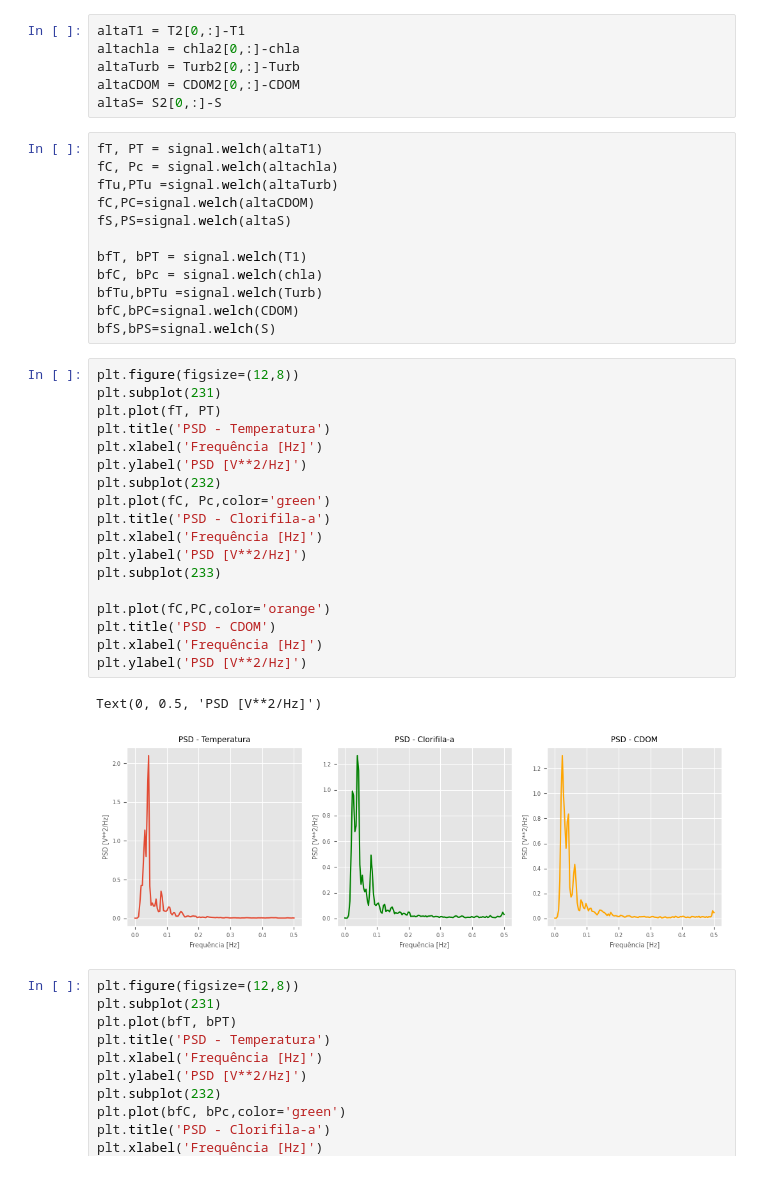
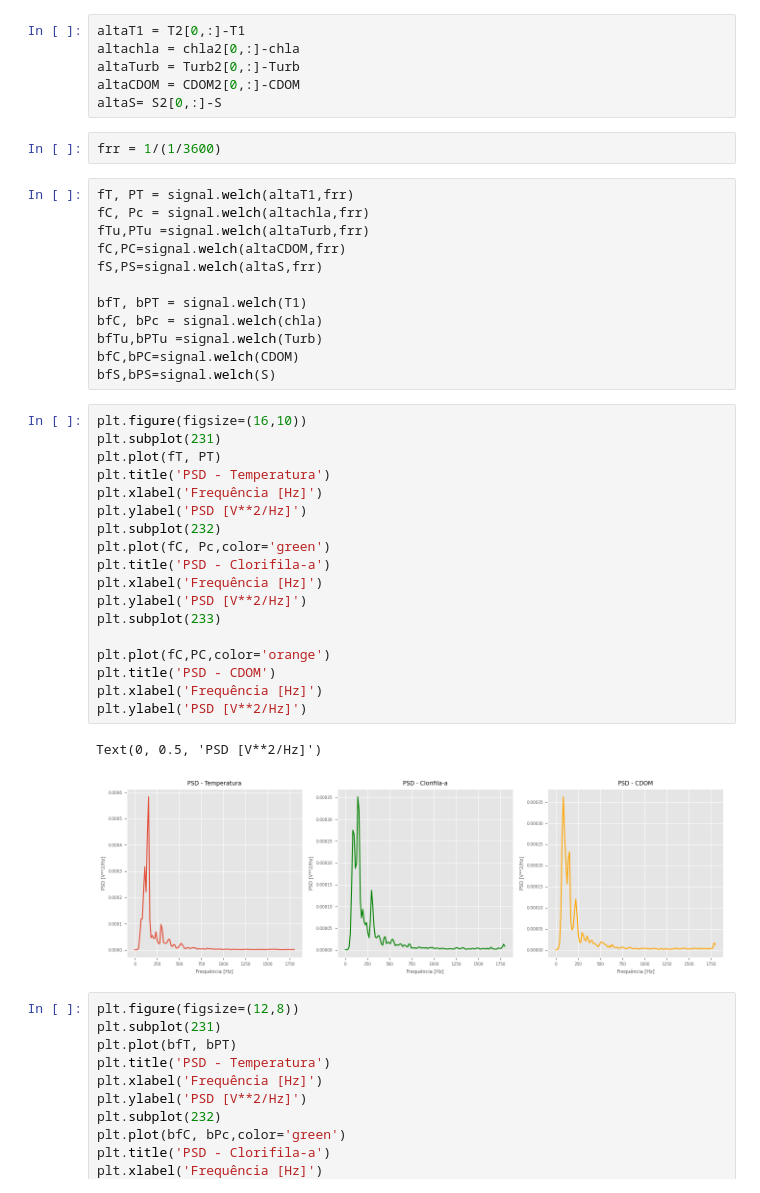
Before and after one commit to LSalimene/Analise-Series-temporais-em-oceano, a Jupyter notebook: lista5/lista5.ipynb, the cells around one changed output. Drawn from its saved outputs; the diff is of its cells as text.

```diff
--- a/lista5/lista5.ipynb
+++ b/lista5/lista5.ipynb
@@ -96,12 +96,14 @@ altachla = chla2[0,:]-chla
 altaTurb = Turb2[0,:]-Turb
 altaCDOM = CDOM2[0,:]-CDOM
 altaS= S2[0,:]-S
+# %%
+frr = 1/(1/3600)
 # %%
-fT, PT = signal.welch(altaT1)
-fC, Pc = signal.welch(altachla)
-fTu,PTu =signal.welch(altaTurb)
-fC,PC=signal.welch(altaCDOM)
-fS,PS=signal.welch(altaS)
+fT, PT = signal.welch(altaT1,frr)
+fC, Pc = signal.welch(altachla,frr)
+fTu,PTu =signal.welch(altaTurb,frr)
+fC,PC=signal.welch(altaCDOM,frr)
+fS,PS=signal.welch(altaS,frr)
 
 bfT, bPT = signal.welch(T1)
 bfC, bPc = signal.welch(chla)
@@ -109,26 +111,26 @@ bfTu,bPTu =signal.welch(Turb)
 bfC,bPC=signal.welch(CDOM)
 bfS,bPS=signal.welch(S)
 # %%
-plt.figure(figsize=(12,8))
+plt.figure(figsize=(16,10))
 plt.subplot(231)
 plt.plot(fT, PT)
 plt.title('PSD - Temperatura')
 plt.xlabel('Frequência [Hz]')
 plt.ylabel('PSD [V**2/Hz]')
 plt.subplot(232)
 plt.plot(fC, Pc,color='green')
 plt.title('PSD - Clorifila-a')
 plt.xlabel('Frequência [Hz]')
 plt.ylabel('PSD [V**2/Hz]')
 plt.subplot(233)
 
 plt.plot(fC,PC,color='orange')
 plt.title('PSD - CDOM')
 plt.xlabel('Frequência [Hz]')
 plt.ylabel('PSD [V**2/Hz]')
 # %% [output]
 Text(0, 0.5, 'PSD [V**2/Hz]')
-[figure, old version]
+[figure, new version]
 # %%
 plt.figure(figsize=(12,8))
 plt.subplot(231)
```
Also changed, not shown: parts of 1 cell of this notebook.
